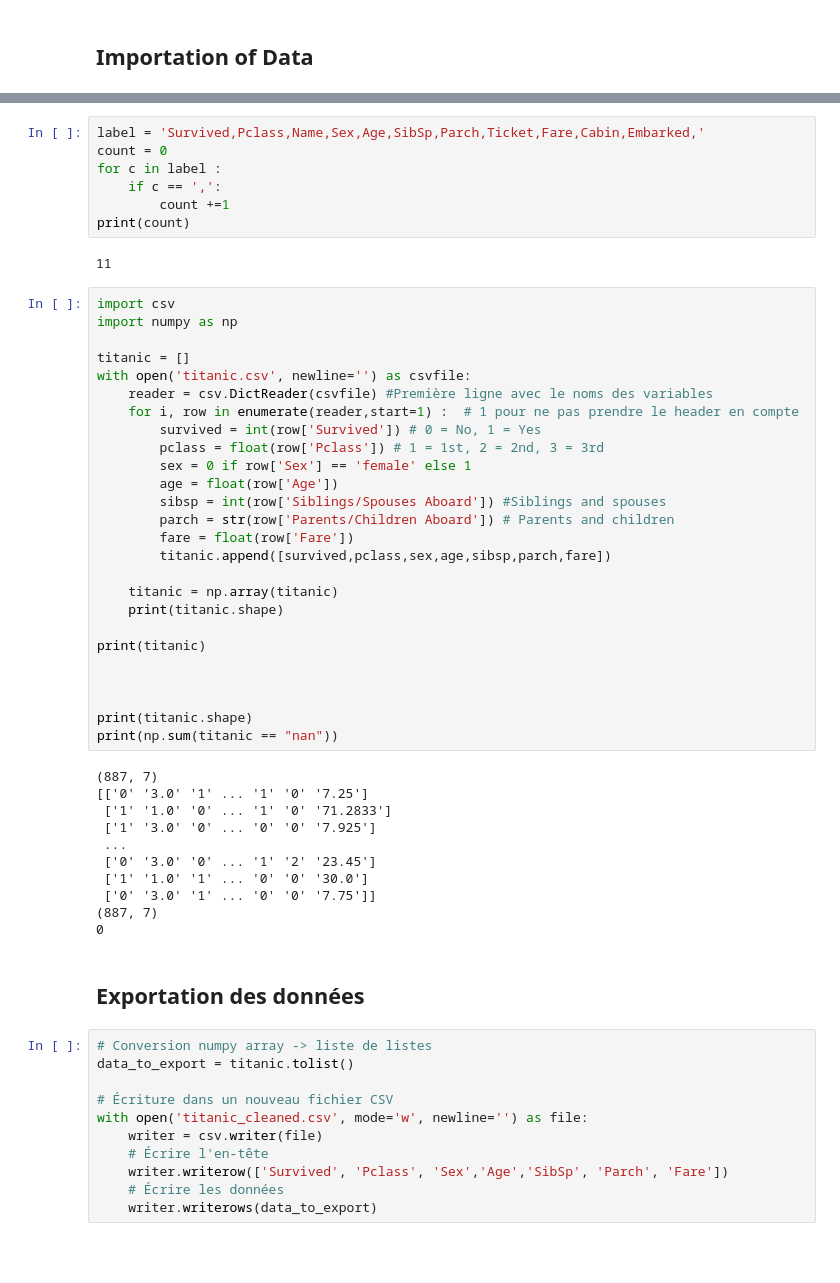
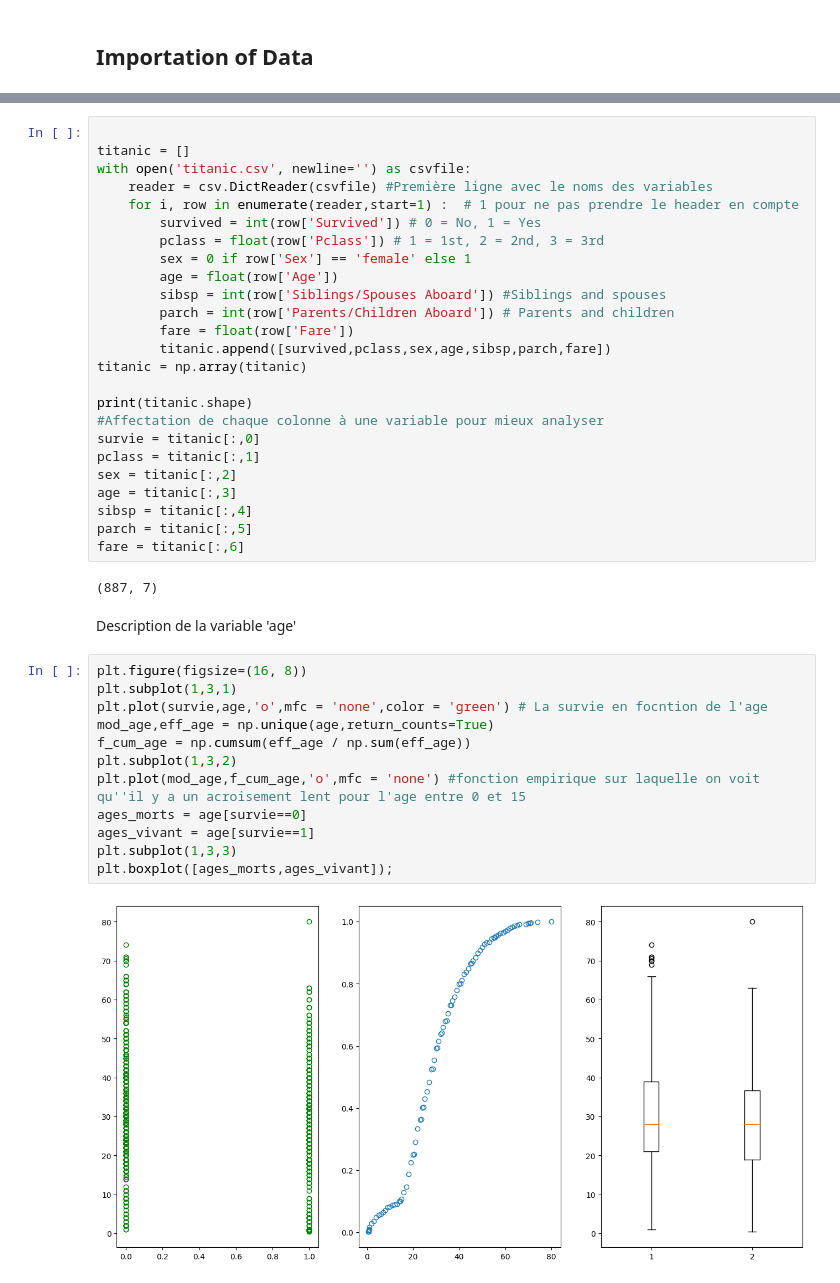
Before and after one commit to Noah-Agnel/Titanic, a Jupyter notebook: data_analysis.ipynb, the cells around one changed output, grey strips where cells are left out. Cells and saved outputs as stored; diff of their text form; blank space fills up the shorter version.

Commit message:
Update data_analysis.ipynb
Mofication d'aleks

```diff
--- a/data_analysis.ipynb
+++ b/data_analysis.ipynb
@@ -7,59 +11,43 @@ Survived,Pclass,Name,Sex,Age,SibSp,Parch,Ticket,Fare,Cabin,Embarked,a
-# %%
-label = 'Survived,Pclass,Name,Sex,Age,SibSp,Parch,Ticket,Fare,Cabin,Embarked,'
-count = 0
-for c in label :
-    if c == ',':
-        count +=1
-print(count)
-# %% [output]
-11
 # %%
-import csv
-import numpy as np
 
 titanic = []
 with open('titanic.csv', newline='') as csvfile:
     reader = csv.DictReader(csvfile) #Première ligne avec le noms des variables
     for i, row in enumerate(reader,start=1) :  # 1 pour ne pas prendre le header en compte
         survived = int(row['Survived']) # 0 = No, 1 = Yes
-        pclass = float(row['Pclass']) # 1 = 1st, 2 = 2nd, 3 = 3rd
+        pclass = float(row['Pclass']) #	1 = 1st, 2 = 2nd, 3 = 3rd
         sex = 0 if row['Sex'] == 'female' else 1
         age = float(row['Age'])
         sibsp = int(row['Siblings/Spouses Aboard']) #Siblings and spouses
-        parch = str(row['Parents/Children Aboard']) # Parents and children
+        parch = int(row['Parents/Children Aboard']) # Parents and children
         fare = float(row['Fare'])
         titanic.append([survived,pclass,sex,age,sibsp,parch,fare])
-
-    titanic = np.array(titanic)
-    print(titanic.shape)
-
-print(titanic)
-
-
+titanic = np.array(titanic)
 
 print(titanic.shape)
-print(np.sum(titanic == "nan"))
+#Affectation de chaque colonne à une variable pour mieux analyser
+survie = titanic[:,0]
+pclass = titanic[:,1]
+sex = titanic[:,2]
+age = titanic[:,3]
+sibsp = titanic[:,4]
+parch = titanic[:,5]
+fare = titanic[:,6]
 # %% [output]
 (887, 7)
-[['0' '3.0' '1' ... '1' '0' '7.25']
- ['1' '1.0' '0' ... '1' '0' '71.2833']
- ['1' '3.0' '0' ... '0' '0' '7.925']
- ...
- ['0' '3.0' '0' ... '1' '2' '23.45']
- ['1' '1.0' '1' ... '0' '0' '30.0']
- ['0' '3.0' '1' ... '0' '0' '7.75']]
-(887, 7)
-0
-# %% [markdown]
-## Exportation des données
-# %%
-# Conversion numpy array -> liste de listes
-data_to_export = titanic.tolist()
-
-# Écriture dans un nouveau fichier CSV
-with open('titanic_cleaned.csv', mode='w', newline='') as file:
-    writer = csv.writer(file)
-    # Écrire l'en-tête
-    writer.writerow(['Survived', 'Pclass', 'Sex','Age','SibSp', 'Parch', 'Fare'])
-    # Écrire les données
-    writer.writerows(data_to_export)
+# %% [markdown]
+Description de la variable 'age'
+# %%
+plt.figure(figsize=(16, 8))
+plt.subplot(1,3,1)
+plt.plot(survie,age,'o',mfc = 'none',color = 'green') # La survie en focntion de l'age
+mod_age,eff_age = np.unique(age,return_counts=True)
+f_cum_age = np.cumsum(eff_age / np.sum(eff_age))
+plt.subplot(1,3,2)
+plt.plot(mod_age,f_cum_age,'o',mfc = 'none') #fonction empirique sur laquelle on voit qu''il y a un acroisement lent pour l'age entre 0 et 15
+ages_morts = age[survie==0]
+ages_vivant = age[survie==1]
+plt.subplot(1,3,3)
+plt.boxplot([ages_morts,ages_vivant]);
+# %% [output]
+[figure, added]
```
Also changed, not shown: parts of 10 cells of this notebook.
